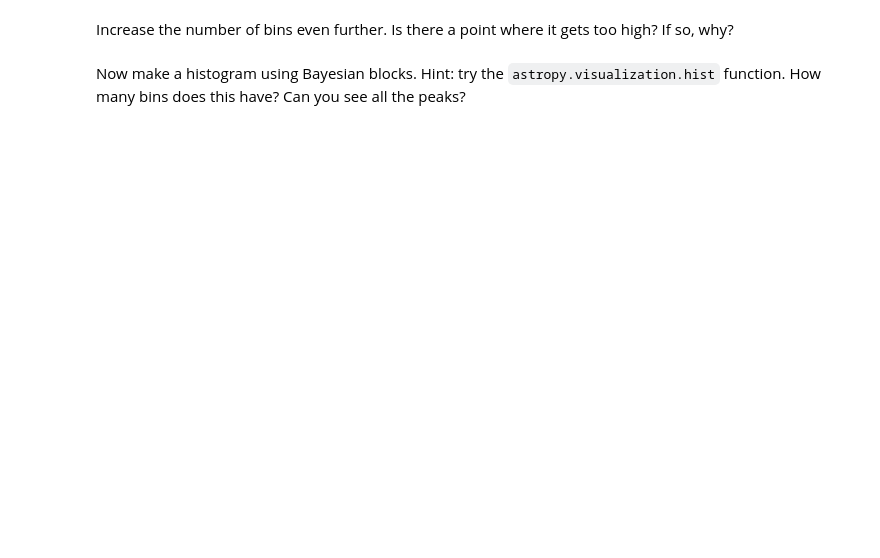
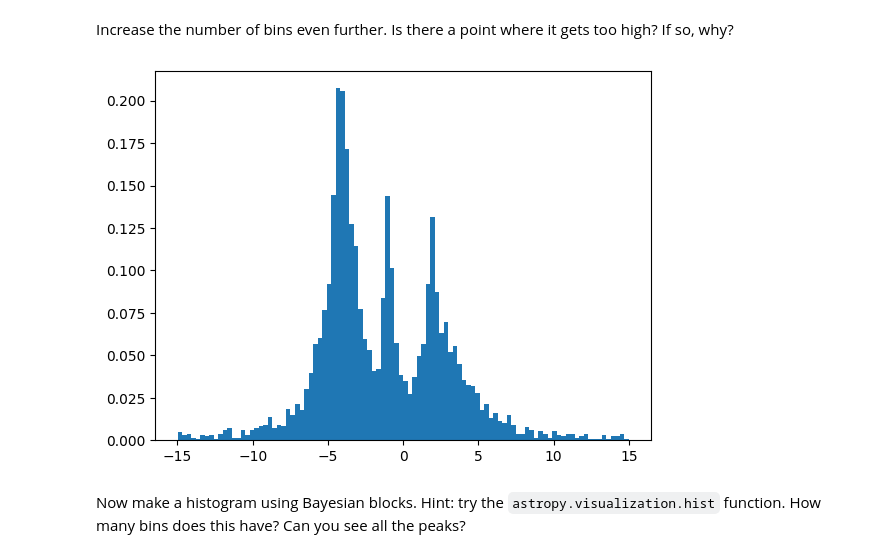
Before and after one commit to ASTR154/nonparametric-modeling, a Jupyter notebook: nonparametric-modeling.ipynb, the cells around one changed output. Cells and saved outputs as stored; diff of their text form; code cells hidden in the pictures; blank space fills up the shorter version.

```diff
--- a/nonparametric-modeling.ipynb
+++ b/nonparametric-modeling.ipynb
@@ -34,0 +48,4 @@ plt.hist(  # complete
+# %%
+n, b, p = plt.hist(x, bins = 100, density =  True)
+# %% [output]
+[figure, added]
```
Also changed, not shown: parts of 9 cells of this notebook.
